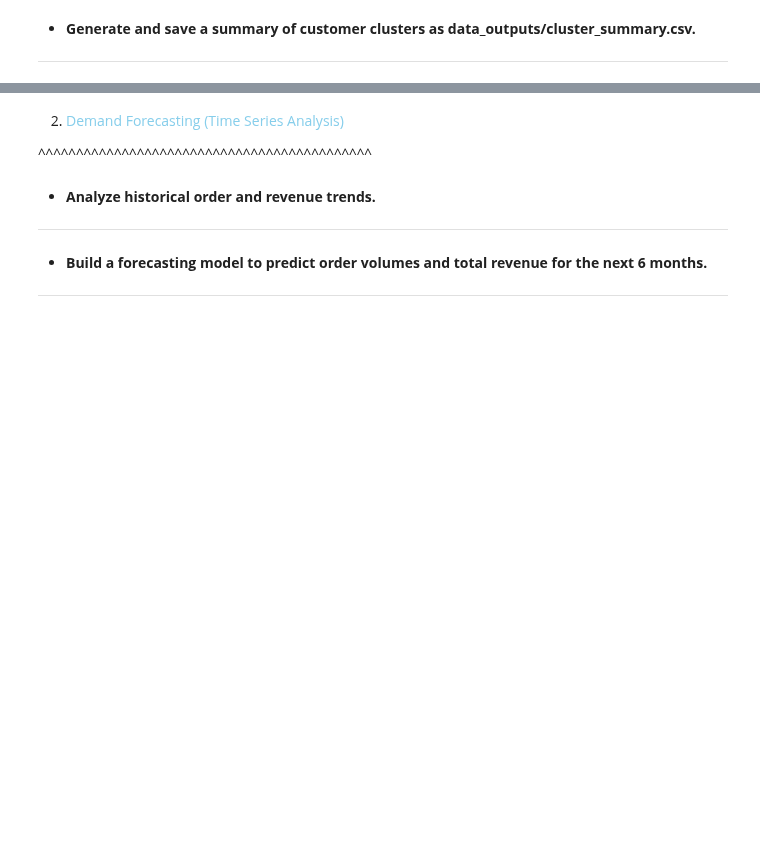
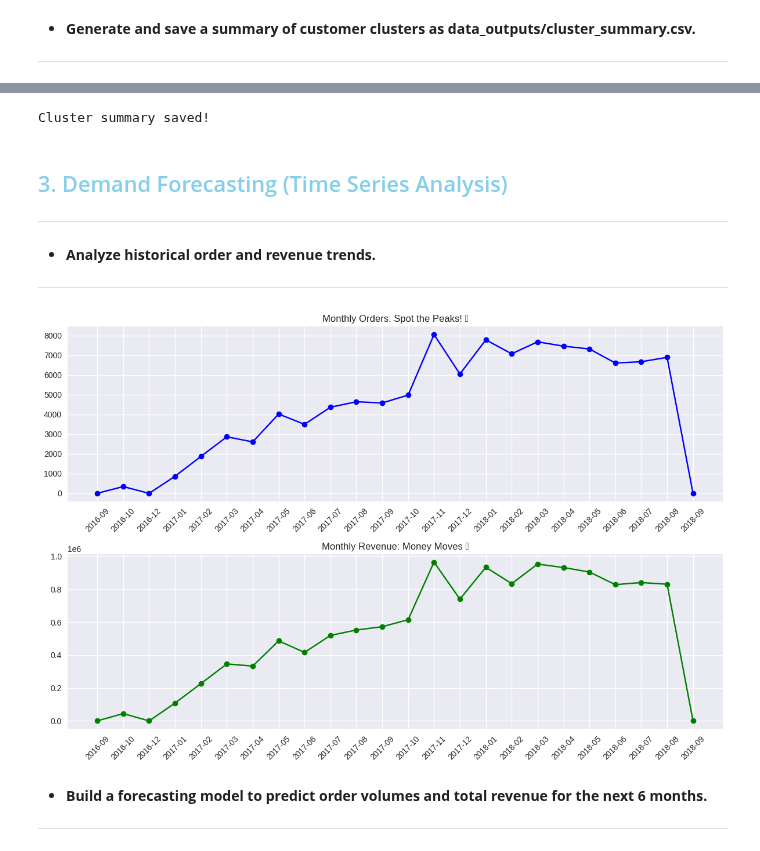
Before and after one commit to Kanakbaghel/Capstone_Project, a Jupyter notebook: Scripts/P3 : Retailsmart Advanced Analytics.ipynb, the cells around one changed output, grey strips where cells are left out. Saved outputs shown, nothing was run; the diff lists cells and outputs as text; code cells hidden in the pictures; blank space fills up the shorter version.

```diff
--- a/Scripts/P3 : Retailsmart Advanced Analytics.ipynb
+++ b/Scripts/P3 : Retailsmart Advanced Analytics.ipynb
@@ -69 +54,9 @@ memory usage: 11.4+ MB
+# %%
+# Convert dates to datetime for time-series fun
+sales['order_purchase_timestamp'] = pd.to_datetime(sales['order_purchase_timestamp'], errors='coerce')
+marketing['start_date'] = pd.to_datetime(marketing['start_date'], errors='coerce')
+# %%
+# Drop any NaNs in key columns for clean data
+customers.dropna(inplace=True)
+sales.dropna(subset=['order_purchase_timestamp'], inplace=True)
 # %% [markdown]
@@ -93,11 +166,40 @@ data_outputs/cluster_summary.csv.**
+# %%
+# Save it!
+import os
+os.makedirs('data_outputs', exist_ok=True)  # Creating folder
+
+cluster_summary.to_csv('data_outputs/cluster_summary.csv',index=False)
+print("Cluster summary saved! ")
+# %% [output]
+Cluster summary saved!
 # %% [markdown]
-2. <font color=skyblue >Demand Forecasting (Time Series Analysis)
+## <font color=skyblue >3. Demand Forecasting (Time Series Analysis)
 
-^^^^^^^^^^^^^^^^^^^^^^^^^^^^^^^^^^^^^^^^^^^^
+---
 # %% [markdown]
 - **Analyze historical order and revenue trends.**
 
 ----
+# %%
+# Aggregate sales by month for orders and revenue
+sales['month_year'] = sales['order_purchase_timestamp'].dt.to_period('M')
+monthly_orders = sales.groupby('month_year')['order_id'].count().reset_index()
+monthly_orders.columns = ['month', 'orders']
+monthly_revenue = sales.groupby('month_year')['total_price'].sum().reset_index()
+monthly_revenue.columns = ['month', 'revenue']
+# %%
+# Plot trends
+fig, ax = plt.subplots(2, 1, figsize=(12, 8))
+ax[0].plot(monthly_orders['month'].astype(str), monthly_orders['orders'], marker='o', color='blue')
+ax[0].set_title('Monthly Orders: Spot the Peaks! 📊')
+ax[0].tick_params(axis='x', rotation=45)
+ax[1].plot(monthly_revenue['month'].astype(str), monthly_revenue['revenue'], marker='o', color='green')
+ax[1].set_title('Monthly Revenue: Money Moves 💰')
+ax[1].tick_params(axis='x', rotation=45)
+plt.tight_layout()
+plt.show()
+# %% [output]
+[figure, added]
 # %% [markdown]
 - **Build a forecasting model to predict order volumes and total revenue for the next 6
 months.**
```
Also changed, not shown: parts of 25 cells of this notebook.
